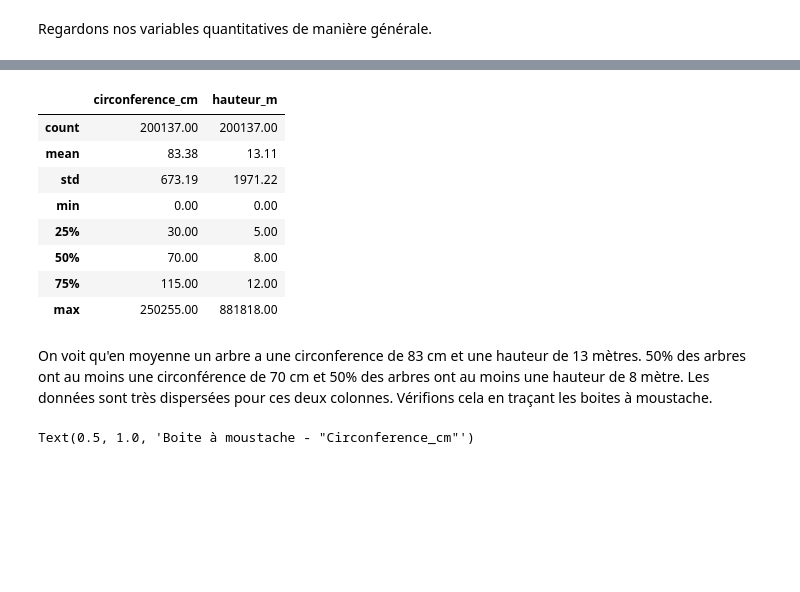
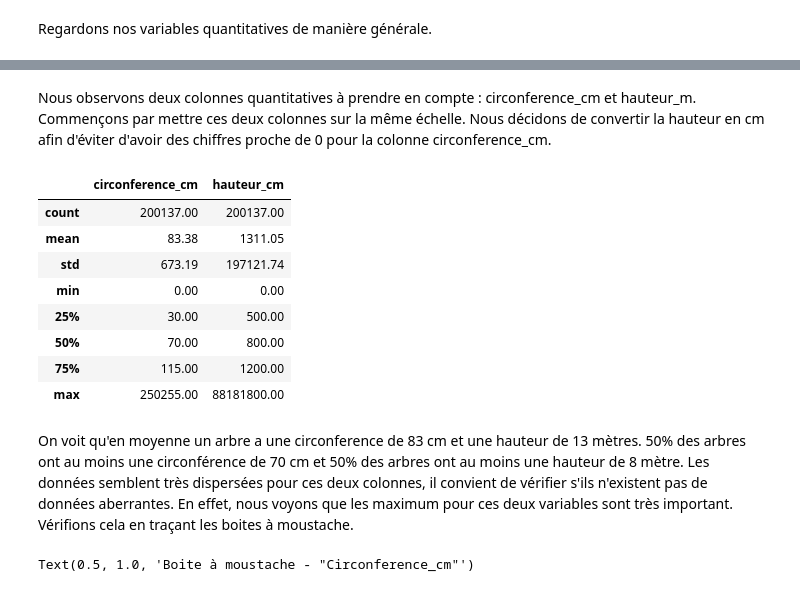
Before and after one commit to AurelieAAN/OP_Projet2, a Jupyter notebook: Scripts_Analyse01.ipynb, the cells around one changed output, grey strips where cells are left out. Drawn from its saved outputs; the diff is of its cells as text; code cells hidden in the pictures; blank space fills up the shorter version.

```diff
--- a/Scripts_Analyse01.ipynb
+++ b/Scripts_Analyse01.ipynb
@@ -42,3 +54,5 @@ data.tail(5)
+# %%
+data = data.applymap(lambda s:s.upper() if type(s) == str else s)
 # %% [markdown]
 Regardons le nombre de lignes et le nombre de colonnes du jeu de données
 # %%
@@ -255,22 +215,29 @@ Data columns (total 15 columns):
  14  geo_point_2d_b       200137 non-null  float64
 dtypes: float64(3), int64(3), object(9)
 memory usage: 22.9+ MB
+# %% [markdown]
+Nous observons deux colonnes quantitatives à prendre en compte : circonference_cm et hauteur_m.
+Commençons par mettre ces deux colonnes sur la même échelle.
+Nous décidons de convertir la hauteur en cm afin d'éviter d'avoir des chiffres proche de 0 pour la colonne circonference_cm.
+# %%
+data["hauteur_cm"] = data["hauteur_m"]*100
+del data["hauteur_m"]
 # %%
-data[["circonference_cm", "hauteur_m"]].describe().round(2)
+data[["circonference_cm", "hauteur_cm"]].describe().round(2)
 # %% [output]
-|  | circonference_cm | hauteur_m |
+|  | circonference_cm | hauteur_cm |
 | count | 200137.00 | 200137.00 |
-| mean | 83.38 | 13.11 |
-| std | 673.19 | 1971.22 |
+| mean | 83.38 | 1311.05 |
+| std | 673.19 | 197121.74 |
 | min | 0.00 | 0.00 |
-| 25% | 30.00 | 5.00 |
-| 50% | 70.00 | 8.00 |
-| 75% | 115.00 | 12.00 |
-| max | 250255.00 | 881818.00 |
+| 25% | 30.00 | 500.00 |
+| 50% | 70.00 | 800.00 |
+| 75% | 115.00 | 1200.00 |
+| max | 250255.00 | 88181800.00 |
 # %% [markdown]
 On voit qu'en moyenne un arbre a une circonference de 83 cm et une hauteur de 13 mètres.
 50% des arbres ont au moins une circonférence de 70 cm et 50% des arbres ont au moins une hauteur de 8 mètre.
-Les données sont très dispersées pour ces deux colonnes.
+Les données semblent très dispersées pour ces deux colonnes, il convient de vérifier s'ils n'existent pas de données aberrantes. En effet, nous voyons que les maximum pour ces deux variables sont très important.
 Vérifions cela en traçant les boites à moustache.
 # %%
 data.boxplot(column="circonference_cm").set_title('Boite à moustache - "Circonference_cm"')
```
Also changed, not shown: parts of 184 cells of this notebook.
